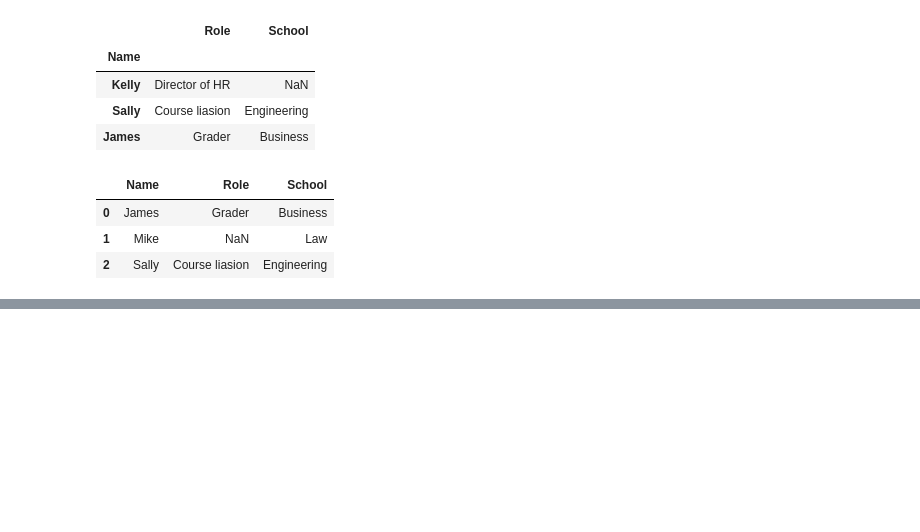
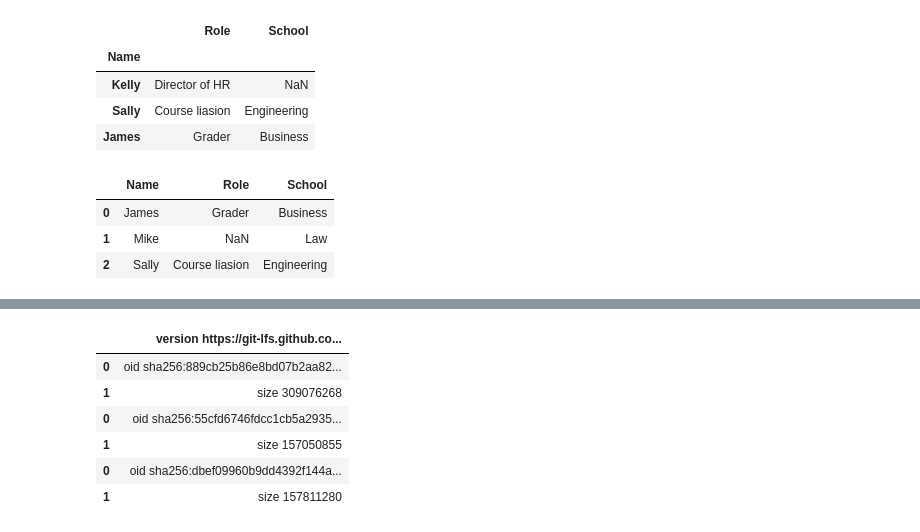
Before and after one commit to irinavalenzuela/Applied-Data-Science-Python, a Jupyter notebook: Week3_dataprocessing.ipynb, the cells around one changed output, grey strips where cells are left out. Cells and saved outputs as stored; diff of their text form; code cells hidden in the pictures; blank space fills up the shorter version.

```diff
--- a/Week3_dataprocessing.ipynb
+++ b/Week3_dataprocessing.ipynb
@@ -91,0 +175,15 @@ pd.merge(staff_df,student_df,how='right',on='Name')
+# %%
+# Put all three dataframes in a list
+frames = [df_2011, df_2012, df_2013]
+
+# Pass the list into the concat()
+
+pd.concat(frames)
+# %% [output]
+|  | version https://git-lfs.github.co... |
+| 0 | oid sha256:889cb25b86e8bd07b2aa82... |
+| 1 | size 309076268 |
+| 0 | oid sha256:55cfd6746fdcc1cb5a2935... |
+| 1 | size 157050855 |
+| 0 | oid sha256:dbef09960b9dd4392f144a... |
+| 1 | size 157811280 |
```
Also changed, not shown: parts of 8 cells of this notebook.
